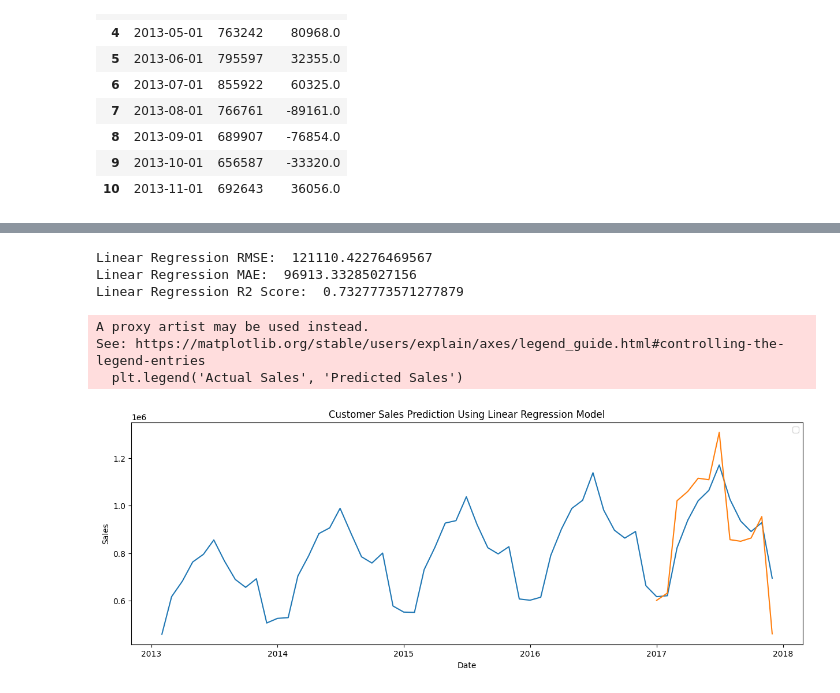
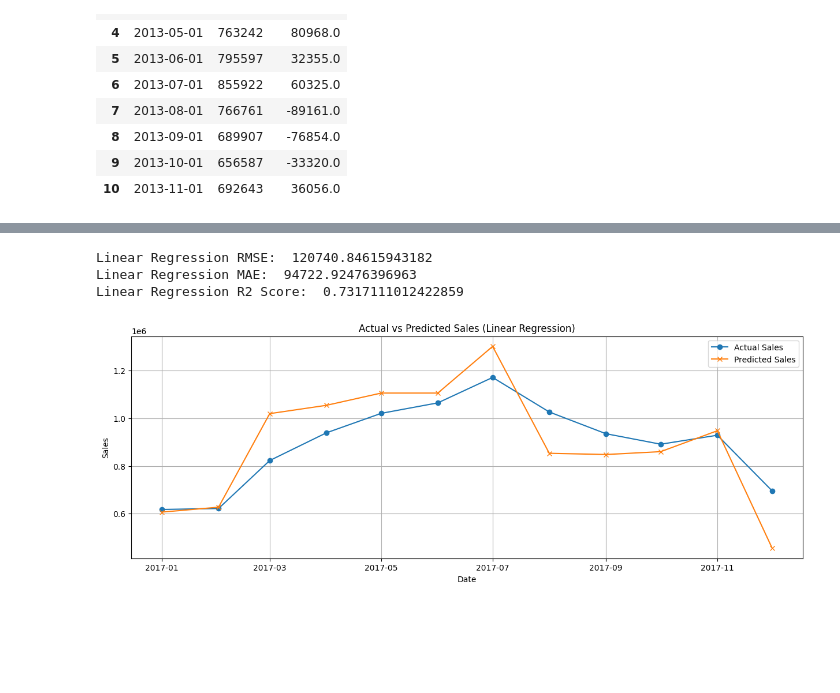
Before and after one commit to Fawadahmed123009/Sales-Prediction, a Jupyter notebook: main.ipynb, the cells around one changed output, grey strips where cells are left out. Cells and saved outputs as stored; diff of their text form; code cells hidden in the pictures; blank space fills up the shorter version.

```diff
--- a/main.ipynb
+++ b/main.ipynb
@@ -135,7 +136,7 @@ monthly_sales.head(10)
 # creating supervised learning data by droping off sales and date
 supervised_data = monthly_sales.drop(['date','sales'], axis=1)
 # %%
-for i in range(1,13):
+for i in range(6,13):
       col_name='month'+str(i)
       supervised_data[col_name]=supervised_data['sales_diff'].shift(i)
 supervised_data=supervised_data.dropna().reset_index(drop=True)
@@ -195,23 +198,24 @@ print('Linear Regression RMSE: ', lre_mse)
 print('Linear Regression MAE: ', lr_mae)
 print('Linear Regression R2 Score: ', lr_r2)
 # %% [output]
-Linear Regression RMSE:  121110.42276469567
-Linear Regression MAE:  96913.33285027156
-Linear Regression R2 Score:  0.7327773571277879
+Linear Regression RMSE:  120740.84615943182
+Linear Regression MAE:  94722.92476396963
+Linear Regression R2 Score:  0.7317111012422859
 # %%
-#visualization of prediction and actual sales
 plt.figure(figsize=(15, 5))
-#actual sales
-plt.plot(monthly_sales['date'], monthly_sales['sales'], label='Actual Sales')
-#predicted sales
-plt.plot(predict_df['date'], predict_df['LR_Predicted'], label='Predicted Sales')
-plt.title('Customer Sales Prediction Using Linear Regression Model')
+
+# Plot actual sales
+plt.plot(predict_df['date'], monthly_sales['sales'][-12:], label='Actual Sales', marker='o')
+
+# Plot predicted sales
+plt.plot(predict_df['date'], predict_df['LR_Predicted'], label='Predicted Sales', marker='x')
+
+# Add labels, title, and legend
 plt.xlabel('Date')
 plt.ylabel('Sales')
-plt.legend('Actual Sales', 'Predicted Sales')
+plt.title('Actual vs Predicted Sales (Linear Regression)')
+plt.legend()
+plt.grid(True)
 plt.show()
 # %% [output]
-A proxy artist may be used instead.
-See: https://matplotlib.org/stable/users/explain/axes/legend_guide.html#controlling-the-legend-entries
-  plt.legend('Actual Sales', 'Predicted Sales')
-[figure, old version]
+[figure, new version]
```
Also changed, not shown: parts of 5 cells of this notebook.
